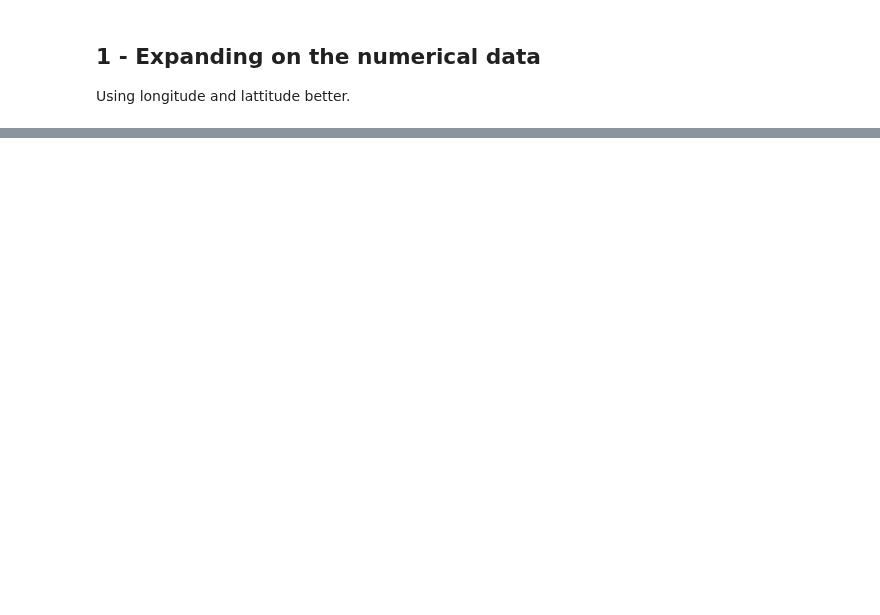
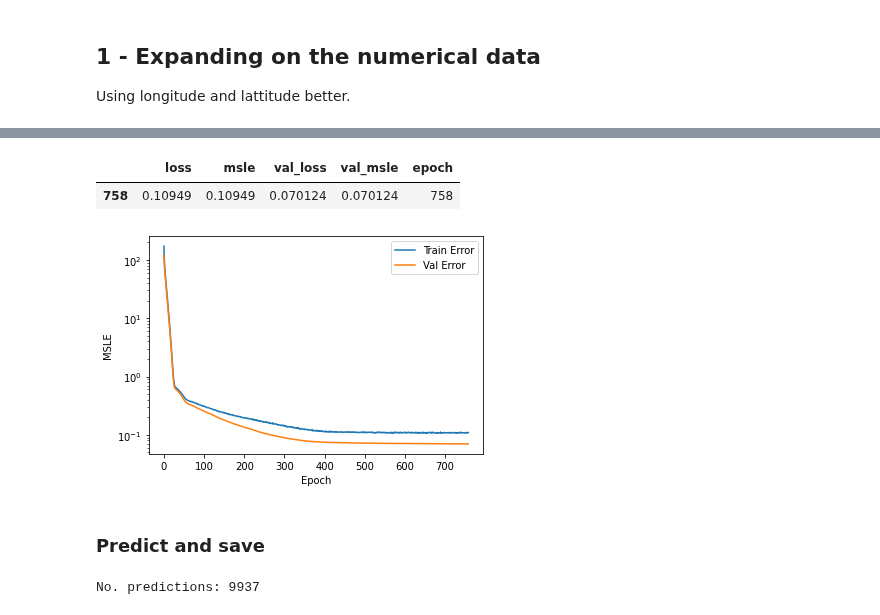
Before and after one commit to henrfj/TDT4173-ML, a Jupyter notebook: henrik-testsite/next_level_testing.ipynb, the cells around one changed output, grey strips where cells are left out. Cells and saved outputs as stored; diff of their text form; code cells hidden in the pictures; blank space fills up the shorter version.

```diff
--- a/henrik-testsite/next_level_testing.ipynb
+++ b/henrik-testsite/next_level_testing.ipynb
@@ -175,0 +334,34 @@ cat_features = ["seller", "layout", "condition", "district", "material", "parkin
+# %%
+# Extract, normalize, remove outliers
+features = ["area_total", "area_kitchen", "area_living", "floor", "rooms", "ceiling", "bathrooms_shared", "bathrooms_private", "balconies", "latitude", "longitude", "constructed"]
+
+# Extract labels, targets and preprocess
+labels3_n, test3_n, targets3 = preProcess_numericalData(features, train, test, outliers_value=100)
+labels3_n_r, test3_n_r = polar_coordinates(labels3_n, test3_n)
+
+# Extract validation data
+msk = np.random.rand(len(labels3_n_r)) < 0.9
+
+train_labels = labels3_n_r[msk]
+val_labels = labels3_n_r[~msk]
+
+train_targets = targets3[msk]
+val_targets = targets3[~msk]
+# %%
+# Model 3
+model3 = tf.keras.Sequential()
+model3.add(Dense(10, activation=tf.nn.relu)) #tf.keras.activations.sigmoid
+model3.add(Dropout(0.2))
+model3.add(Dense(10, activation=tf.nn.relu))
+model3.add(Dropout(0.2))
+model3.add(Dense(5, activation=tf.nn.relu))
+model3.add(Dense(1)) #Output
+
+# Optimized for reducing msle loss.
+model3.compile(optimizer='adam',
+              loss='msle', #'msle'
+              metrics=['msle']) #-msle
+# %%
+history3 = model3.fit(x=train_labels, y=train_targets,
+                    epochs=1000, verbose=0, validation_data=(val_labels, val_targets),
+                     callbacks=[early_stop, PrintDot()])
@@ -175,0 +377,23 @@ cat_features = ["seller", "layout", "condition", "district", "material", "parkin
+# %%
+# Results
+hist3 = pd.DataFrame(history3.history)
+hist3['epoch'] = history3.epoch
+hist3.tail(1)
+# %% [output]
+|  | loss | msle | val_loss | val_msle | epoch |
+| 758 | 0.10949 | 0.10949 | 0.070124 | 0.070124 | 758 |
+# %%
+plot_history(hist3)
+# %% [output]
+[figure, added]
+# %% [markdown]
+### Predict and save
+# %%
+result = model3.predict(test3_n_r)
+submission = pd.DataFrame()
+submission['id'] = test['apartment_id']
+submission['price_prediction'] = result
+print("No. predictions:", len(submission['id']))
+submission.to_csv('advanced_tests/advanced_test_3_2', index=False)
+# %% [output]
+No. predictions: 9937
```
Also changed, not shown: parts of 34 cells of this notebook, 15 other files.
